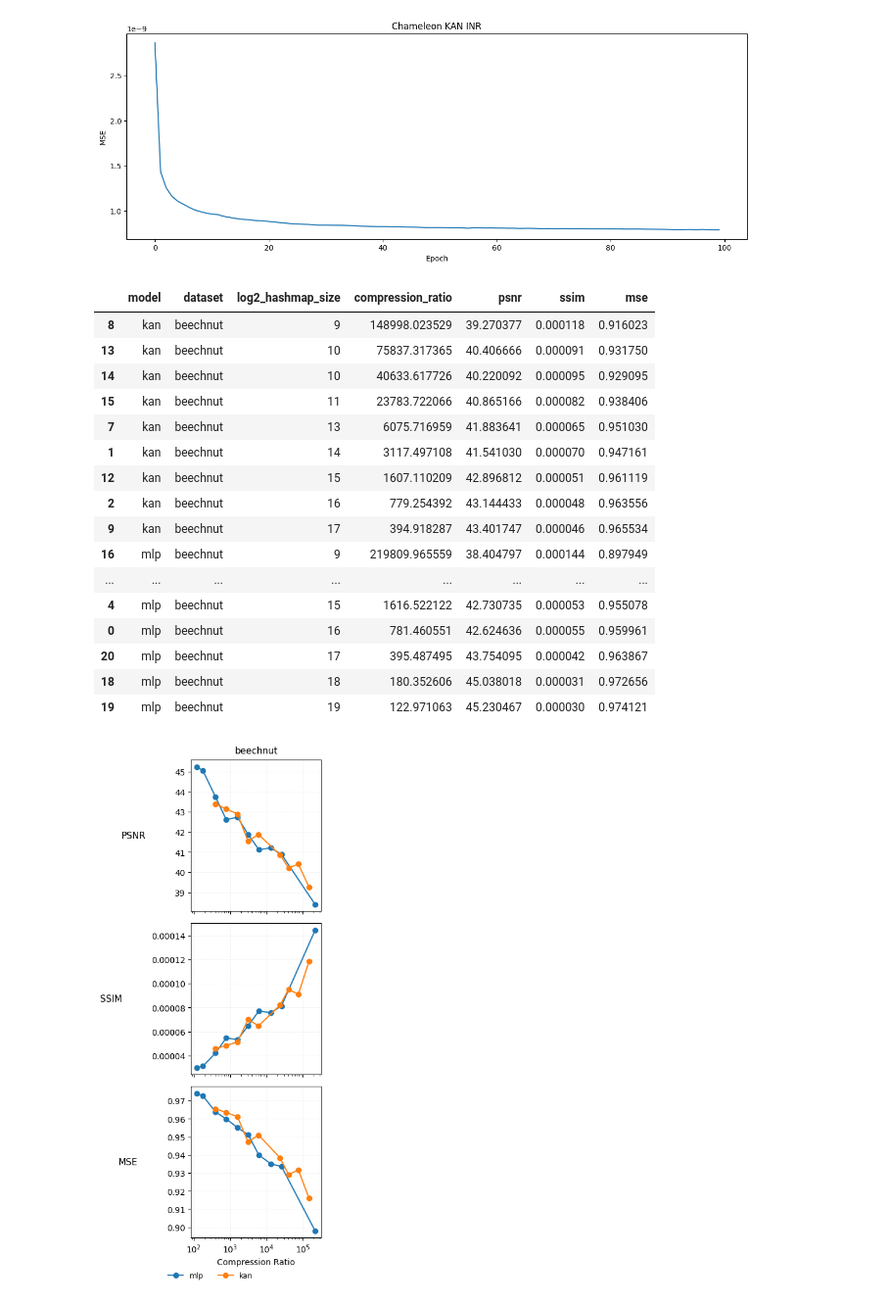
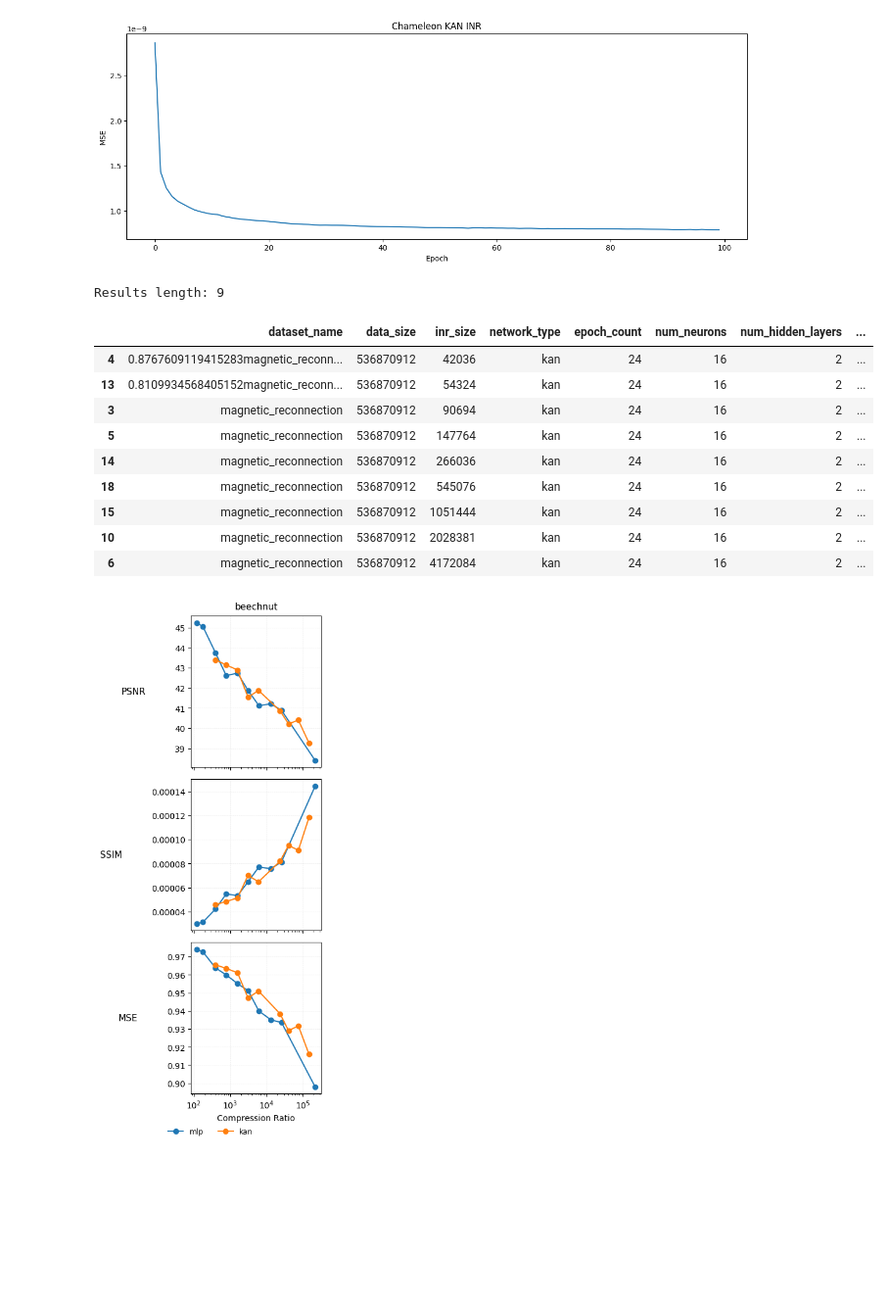
Before and after one commit to charlescohanlon/kan_inr, a Jupyter notebook: vis.ipynb, the cells around one changed output. Shown at 98% size. Cells and saved outputs as stored; diff of their text form; code cells hidden in the pictures; blank space fills up the shorter version.

```diff
--- a/vis.ipynb
+++ b/vis.ipynb
@@ -34,38 +34,33 @@ figure.show()
 # %%
 # Concatenate all .csv result files into one dataframe
 from pathlib import Path
 import pandas as pd
 
 
 csv_files = list(Path("/grand/insitu/cohanlon/results").glob("*.csv"))
 df_list = [pd.read_csv(f) for f in csv_files]
 combined_df = pd.concat(df_list, ignore_index=True)
 
-# Filter on dataset "beechnut"
-beechnut_results = combined_df[combined_df["dataset"] == "beechnut"]
+results = combined_df
 
 # Order results by model then log2_hashmap_size
-beechnut_results = beechnut_results.sort_values(["model", "log2_hashmap_size"])
+results = results.sort_values(["network_type", "log2_hashmap_size"])
 
-beechnut_results
+results = results[results["network_type"] == "kan"]
+print(f"Results length: {len(results)}")
+results
 # %% [output]
+Results length: 9
-|  | model | dataset | log2_hashmap_size | compression_ratio | psnr | ssim | mse |
-| 8 | kan | beechnut | 9 | 148998.023529 | 39.270377 | 0.000118 | 0.916023 |
-| 13 | kan | beechnut | 10 | 75837.317365 | 40.406666 | 0.000091 | 0.931750 |
-| 14 | kan | beechnut | 10 | 40633.617726 | 40.220092 | 0.000095 | 0.929095 |
-| 15 | kan | beechnut | 11 | 23783.722066 | 40.865166 | 0.000082 | 0.938406 |
-| 7 | kan | beechnut | 13 | 6075.716959 | 41.883641 | 0.000065 | 0.951030 |
-| 1 | kan | beechnut | 14 | 3117.497108 | 41.541030 | 0.000070 | 0.947161 |
-| 12 | kan | beechnut | 15 | 1607.110209 | 42.896812 | 0.000051 | 0.961119 |
-| 2 | kan | beechnut | 16 | 779.254392 | 43.144433 | 0.000048 | 0.963556 |
-| 9 | kan | beechnut | 17 | 394.918287 | 43.401747 | 0.000046 | 0.965534 |
-| 16 | mlp | beechnut | 9 | 219809.965559 | 38.404797 | 0.000144 | 0.897949 |
-| ... | ... | ... | ... | ... | ... | ... | ... |
-| 4 | mlp | beechnut | 15 | 1616.522122 | 42.730735 | 0.000053 | 0.955078 |
-| 0 | mlp | beechnut | 16 | 781.460551 | 42.624636 | 0.000055 | 0.959961 |
-| 20 | mlp | beechnut | 17 | 395.487495 | 43.754095 | 0.000042 | 0.963867 |
-| 18 | mlp | beechnut | 18 | 180.352606 | 45.038018 | 0.000031 | 0.972656 |
-| 19 | mlp | beechnut | 19 | 122.971063 | 45.230467 | 0.000030 | 0.974121 |
+|  | dataset_name | data_size | inr_size | network_type | epoch_count | num_neurons | num_hidden_layers | ... |
+| 4 | 0.8767609119415283magnetic_reconn... | 536870912 | 42036 | kan | 24 | 16 | 2 | ... |
+| 13 | 0.8109934568405152magnetic_reconn... | 536870912 | 54324 | kan | 24 | 16 | 2 | ... |
+| 3 | magnetic_reconnection | 536870912 | 90694 | kan | 24 | 16 | 2 | ... |
+| 5 | magnetic_reconnection | 536870912 | 147764 | kan | 24 | 16 | 2 | ... |
+| 14 | magnetic_reconnection | 536870912 | 266036 | kan | 24 | 16 | 2 | ... |
+| 18 | magnetic_reconnection | 536870912 | 545076 | kan | 24 | 16 | 2 | ... |
+| 15 | magnetic_reconnection | 536870912 | 1051444 | kan | 24 | 16 | 2 | ... |
+| 10 | magnetic_reconnection | 536870912 | 2028381 | kan | 24 | 16 | 2 | ... |
+| 6 | magnetic_reconnection | 536870912 | 4172084 | kan | 24 | 16 | 2 | ... |
 # %%
 # %% [markdown]
 # ## Compression‑Ratio Curves (models overlayed)
```
Also changed, not shown: parts of 1 cell of this notebook, 2 other files.
